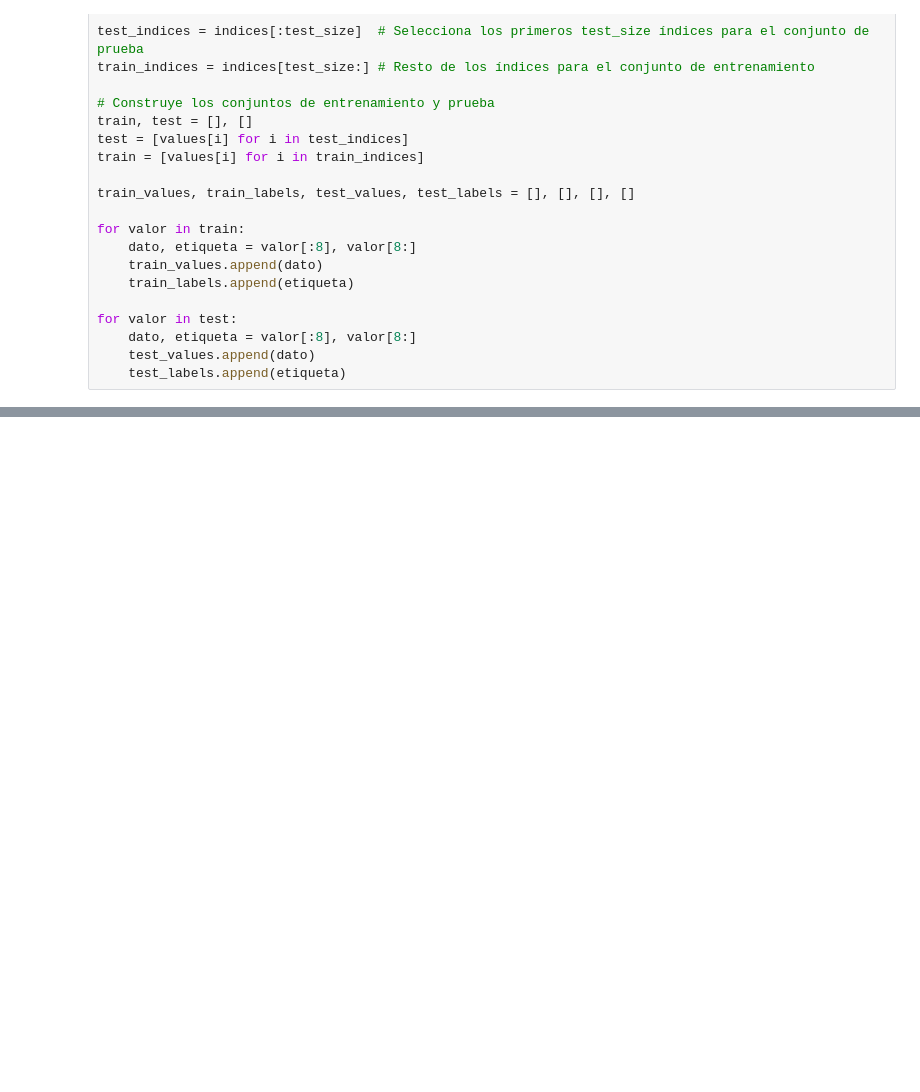
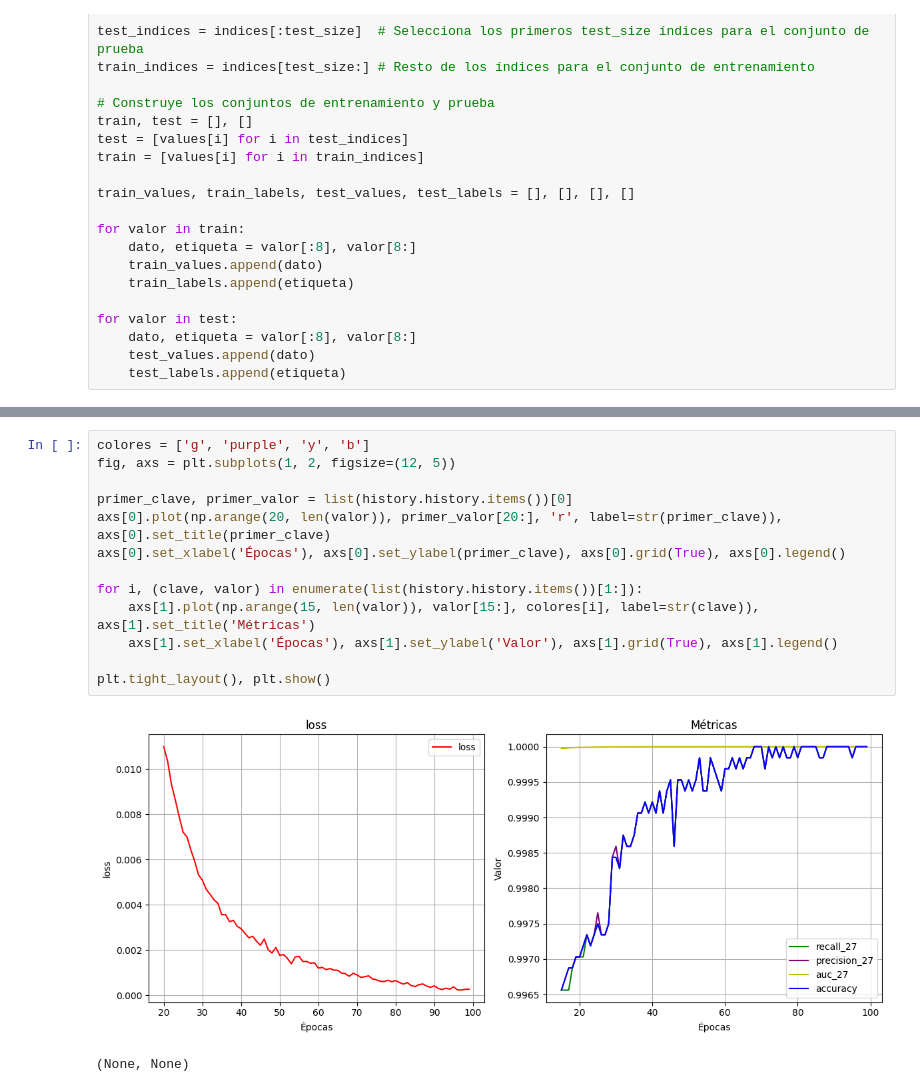
Before and after one commit to FJavierDL/Proyecto_Guante, a Jupyter notebook: VS/red_neuronal.ipynb, the cells around one changed output, grey strips where cells are left out. Cells and saved outputs as stored; diff of their text form; blank space fills up the shorter version.

```diff
--- a/VS/red_neuronal.ipynb
+++ b/VS/red_neuronal.ipynb
@@ -462,0 +305,16 @@ AUC: 0.67433107
+# %%
+colores = ['g', 'purple', 'y', 'b']
+fig, axs = plt.subplots(1, 2, figsize=(12, 5))
+
+primer_clave, primer_valor = list(history.history.items())[0]
+axs[0].plot(np.arange(20, len(valor)), primer_valor[20:], 'r', label=str(primer_clave)), axs[0].set_title(primer_clave)
+axs[0].set_xlabel('Épocas'), axs[0].set_ylabel(primer_clave), axs[0].grid(True), axs[0].legend()
+
+for i, (clave, valor) in enumerate(list(history.history.items())[1:]):
+    axs[1].plot(np.arange(15, len(valor)), valor[15:], colores[i], label=str(clave)),  axs[1].set_title('Métricas')
+    axs[1].set_xlabel('Épocas'), axs[1].set_ylabel('Valor'), axs[1].grid(True), axs[1].legend()
+
+plt.tight_layout(), plt.show()
+# %% [output]
+[figure, added]
+(None, None)
```
Also changed, not shown: parts of 17 cells of this notebook, 31 other files.
